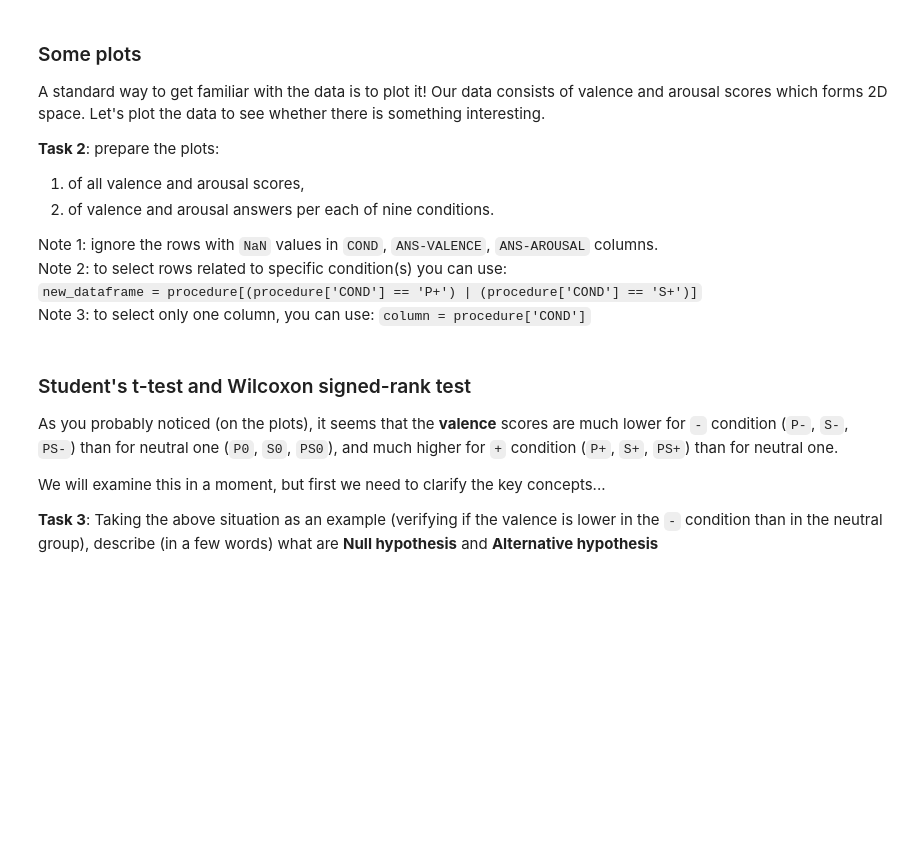
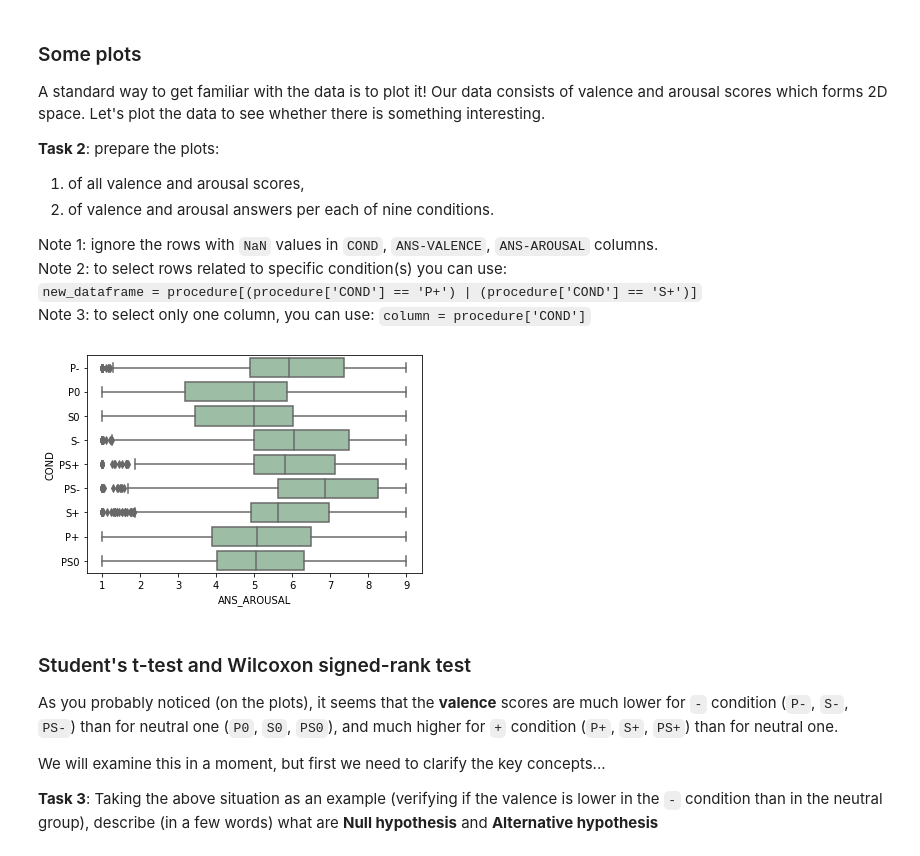
Before and after one commit to kalash34/SygnalyPsychofizjologiczne, a Jupyter notebook: stats.ipynb, the cells around one changed output. Saved outputs shown, nothing was run; the diff lists cells and outputs as text; code cells hidden in the pictures; blank space fills up the shorter version.

```diff
--- a/stats.ipynb
+++ b/stats.ipynb
@@ -141,6 +258,42 @@ Note 3: to select only one column, you can use:
 `column = procedure['COND']`
 # %%
 # _FILL_IN_YOUR_CODE_HERE
+# %%
+
+
+import numpy as np
+import pandas as pd
+
+dane_wykresu2 = procedure[['ANS_AROUSAL', 'ANS_VALENCE']]
+
+dane_wykresu3 = procedure[['ANS_AROUSAL','ANS_VALENCE','COND']]
+
+np.random.seed(0)
+df = pd.DataFrame(dane_wykresu2, columns=['ANS_AROUSAL', 'ANS_VALENCE'])
+
+df1 = df.dropna()   #dropna() - odrzuca wszystkie wiersze z NaN
+df1
+#df1.stack().hist()  #prosty histogram na stosie
+
+dane = pd.DataFrame(dane_wykresu3,columns=['ANS_AROUSAL','ANS_VALENCE','COND'])
+dane =dane.dropna()
+
+
+import matplotlib.pyplot as plt
+import seaborn as sns
+
+
+#ax = sns.boxplot(x='ANS_VALENCE', y='ANS_AROUSAL',data=dane)
+
+
+# wykres ANS_AROUSAL
+ax = sns.boxplot(x='ANS_AROUSAL', y='COND', data=dane, color='#99c2a2')
+
+print()
+#wykres ANS_VALENCE
+#ax = sns.catplot(x='ANS_VALENCE', y='COND',kind="boxen", data=dane, color='#99c2a2')
+# %% [output]
+[figure, added]
 # %% [markdown]
 ### Student's t-test and Wilcoxon signed-rank test
 
```
Also changed, not shown: parts of 16 cells of this notebook.
